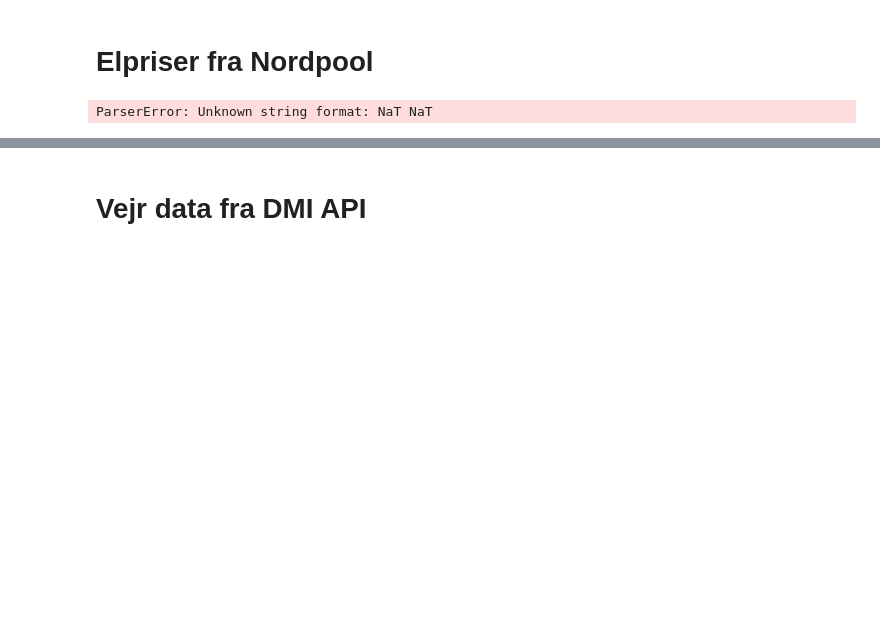
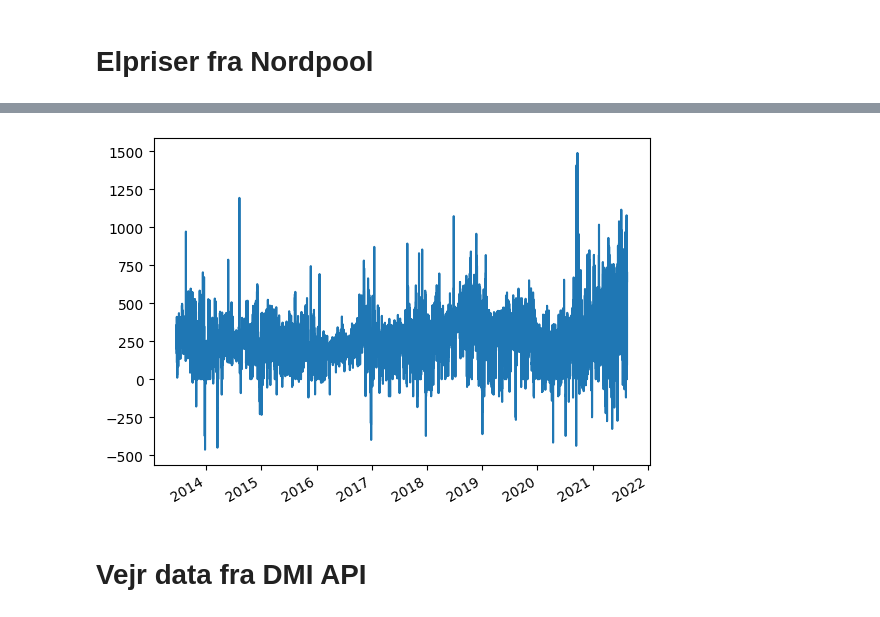
Before and after one commit to sjhpol/ISDS_arbejde, a Jupyter notebook: Exam/exam_project.ipynb, the cells around one changed output, grey strips where cells are left out. Saved outputs shown, nothing was run; the diff lists cells and outputs as text; code cells hidden in the pictures; blank space fills up the shorter version.

```diff
--- a/Exam/exam_project.ipynb
+++ b/Exam/exam_project.ipynb
@@ -57,7 +57,7 @@ def getNordpoolData():
     df_new = df_new.rename(columns = {'Unnamed: 0_level_2': 'date'})
 
     # Add datetime columns
-    df_new['date'] = pd.to_datetime(df_new['date'])
+    df_new['date'] = pd.to_datetime(df_new['date'], format = '%d-%m-%Y')
     df_new['hour'] = df_new['Hours'].str[5:]
     df_new.drop('Hours', axis = 1, inplace = True)
     df_new['hour'] = pd.to_datetime(df_new['hour'], format = '%H').dt.hour
@@ -66,47 +66,10 @@ def getNordpoolData():
     df_new.index = pd.to_datetime(df_new['date'].apply(str)+' '+pd.to_datetime(df_new['hour'], format = '%H').dt.time.apply(str))
 
     return df_new
-# %%
-url = 'https://www.nordpoolgroup.com/api/downloads/4675'
-el_res = requests.get(url)
-el_json = el_res.json()
-
-# Selects the urls for the hourly elspot prices in DKK
-hourly = [i for i in el_json['Files'] if i['Resolution'] == 'Hourly']
-elspot = [i for i in hourly if i['Categories'] == ['Elspot Prices']]
-elspot = [i for i in elspot if i['Name'].endswith('DKK')]
-elspot_url = ['https://www.nordpoolgroup.com'+i['Url'] for i in elspot]
-
-# Create a dictonary with all of the data for each year and put it into a DataFrame
-d = {}
-for i in range(len(elspot_url)):
-    d[f'DF_{2013+i}'] = pd.read_html(elspot_url[i])[0].droplevel(level = 0, axis = 1).droplevel(level = 0, axis = 1)
-
-# Standardize the 2021 dataset
-d['DF_2021'] = d['DF_2021'].droplevel(level = 0, axis = 1).rename(columns= {'Unnamed: 0_level_3': 'Unnamed: 0_level_2'})
-
-# Concat the DataFrames into one DF
-df_concat = pd.concat(d)
-
-# Structure the DataFrame
-df_new = df_concat[['Unnamed: 0_level_2', 'Hours', 'SYS','DK1','DK2']].droplevel(level = 0).reset_index(drop = True)
-df_new[df_new.columns[2:]] = df_new[df_new.columns[2:]]/100
-df_new = df_new.rename(columns = {'Unnamed: 0_level_2': 'date'})
-
-# Add datetime columns
-df_new['date'] = pd.to_datetime(df_new['date'])
-df_new['hour'] = df_new['Hours'].str[5:]
-df_new.drop('Hours', axis = 1, inplace = True)
-df_new['hour'] = pd.to_datetime(df_new['hour'], format = '%H').dt.hour
-
-# Make the index into datetime
-df_new.index = pd.to_datetime(df_new['date'].apply(str)+' '+pd.to_datetime(df_new['hour'], format = '%H').dt.time.apply(str))
-# %% [output]
-ParserError: Unknown string format: NaT NaT
 # %%
 nordpool_df = getNordpoolData()
 # %%
 plt.style.use('default')
 #nordpool_df[['SYS', 'DK1', 'DK2']][4000:4000+8760].plot(subplots=True, layout=(1,3), figsize = (20,5), sharey= True);
-nordpool_df['DK1'][4000:4000+8760].sort_index()
+nordpool_df['DK1'][4000:].plot()
 # %% [output]
@@ -125,3 +77,4 @@ Name: DK1, Length: 8760, dtype: float64
+[figure, added]
 # %% [markdown]
 # Vejr data fra DMI API
 # %%
```
Also changed, not shown: parts of 1 cell of this notebook.
